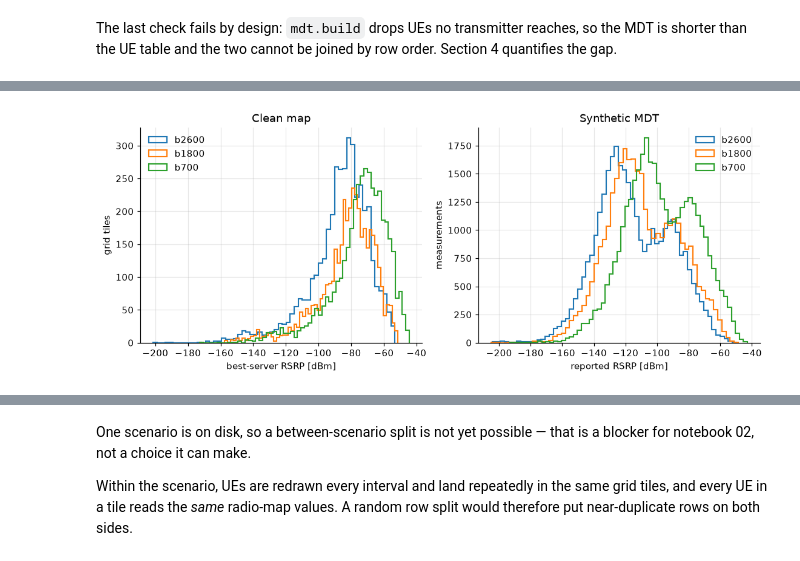
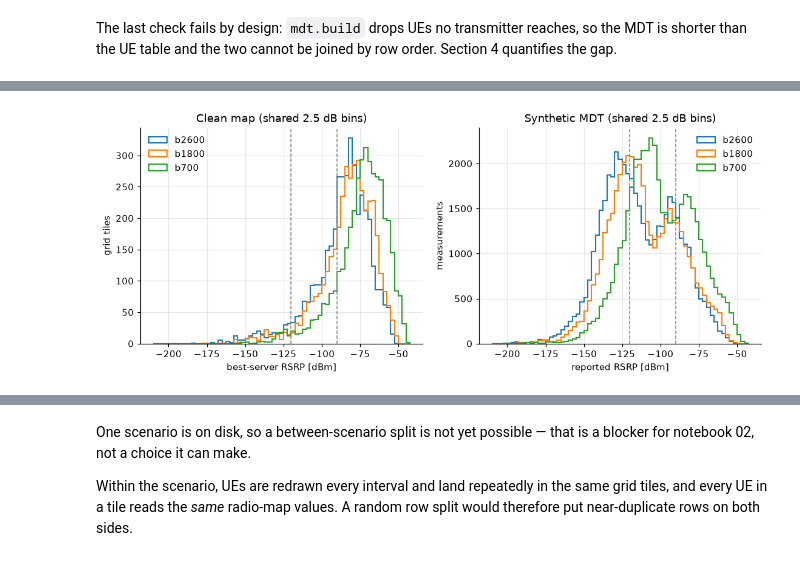
Before and after one commit to NguyenVu04/band-tilt, a Jupyter notebook: notebooks/01_eda.ipynb, the cells around one changed output, grey strips where cells are left out. Saved outputs shown, nothing was run; the diff lists cells and outputs as text; code cells hidden in the pictures.

```diff
--- a/notebooks/01_eda.ipynb
+++ b/notebooks/01_eda.ipynb
@@ -516,20 +585,23 @@ pd.DataFrame(
 # %%
-figure, axes = plt.subplots(1, 2, figsize=(12.0, 4.2))
+# One set of bin edges for every band, so bar heights compare across bands.
+shared_edges = np.arange(-210.0, -40.0, 2.5)
+hole_dbm = float(cfg.kpi.hole_dbm)
+weak_dbm = float(cfg.kpi.weak_dbm)
+
+figure, axes = plt.subplots(1, 2, figsize=(12.0, 4.2), sharex=True)
 for index, band in enumerate(bands):
-    values = best_server[index]
-    axes[0].hist(values[np.isfinite(values)], bins=60, histtype="step", lw=1.4, label=band)
+    layer = best_server[index]
+    axes[0].hist(layer[np.isfinite(layer)], bins=shared_edges, histtype="step", lw=1.4, label=band)
     columns = [column for column in measurement_columns if column.endswith(f"_{band}")]
     observed = mdt[columns].to_numpy().ravel()
-    axes[1].hist(observed[np.isfinite(observed)], bins=60, histtype="step", lw=1.4, label=band)
-axes[0].set_xlabel("best-server RSRP [dBm]")
-axes[0].set_ylabel("grid tiles")
-axes[0].set_title("Clean map")
-axes[1].set_xlabel("reported RSRP [dBm]")
-axes[1].set_ylabel("measurements")
-axes[1].set_title("Synthetic MDT")
+    axes[1].hist(observed[np.isfinite(observed)], bins=shared_edges, histtype="step", lw=1.4, label=band)
 for axis in axes:
+    for threshold in (hole_dbm, weak_dbm):
+        axis.axvline(threshold, color="0.5", ls="--", lw=1)
     axis.legend()
+axes[0].set(xlabel="best-server RSRP [dBm]", ylabel="grid tiles", title="Clean map (shared 2.5 dB bins)")
+axes[1].set(xlabel="reported RSRP [dBm]", ylabel="measurements", title="Synthetic MDT (shared 2.5 dB bins)")
 save_fig(figure, "rsrp_distributions_clean_vs_mdt")
 plt.show()
 # %% [output]
-[figure, old version]
+[figure, new version]
```
Also changed, not shown: parts of 66 cells of this notebook, 49 other files.
